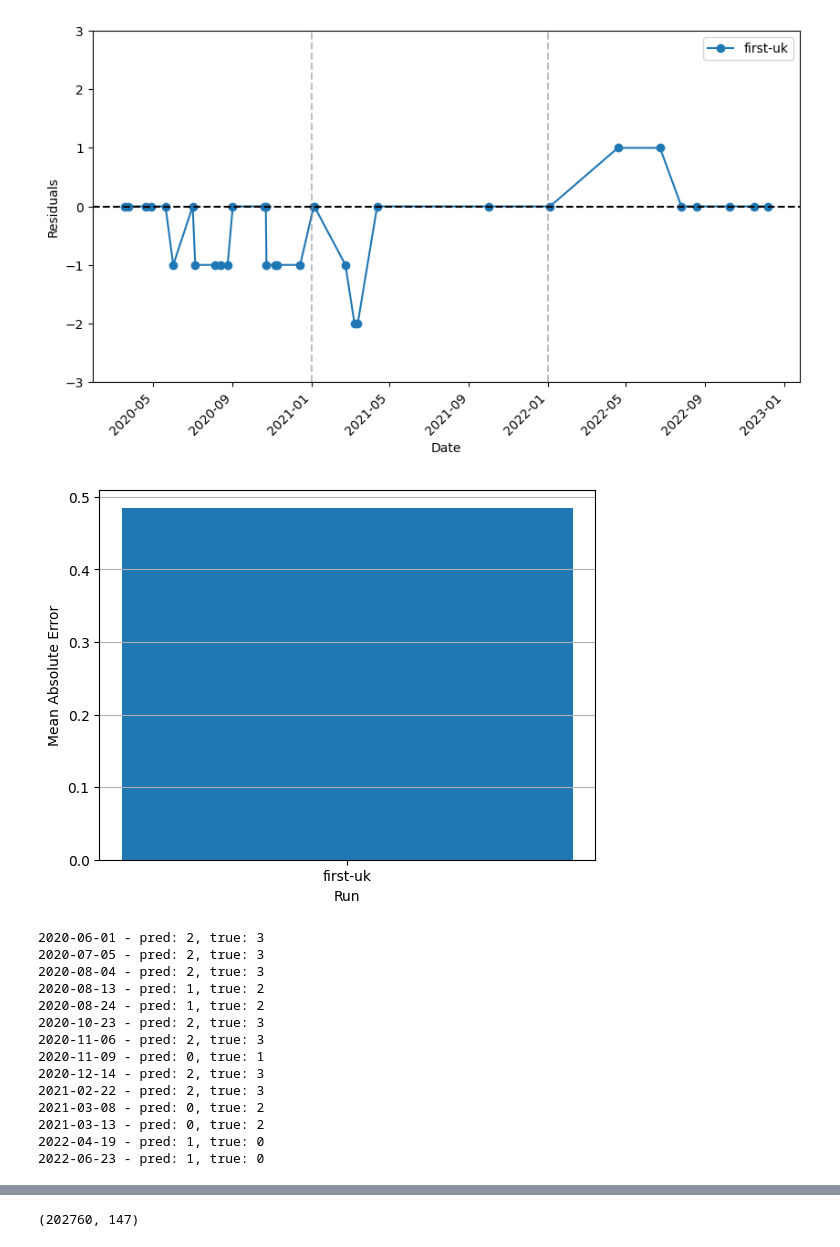
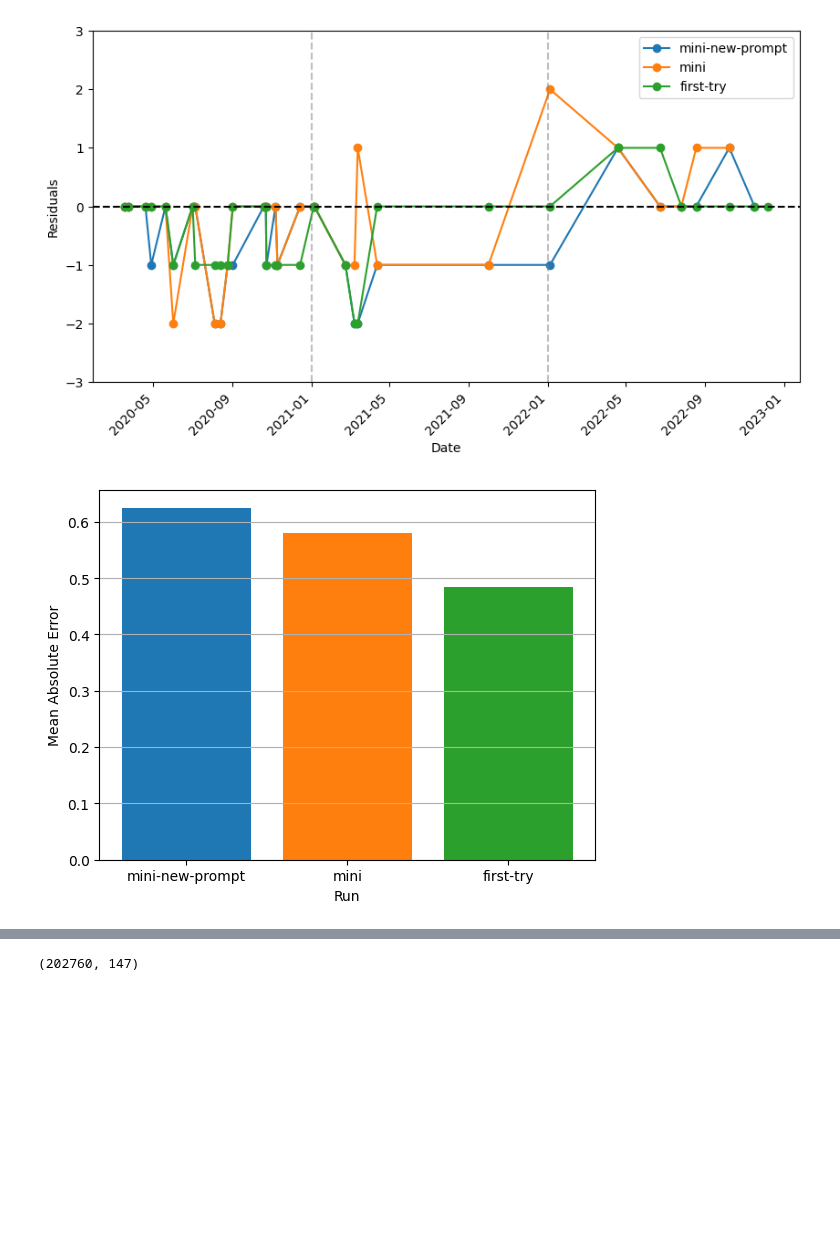
Before and after one commit to danyoungday/neuro-san-prana, a Jupyter notebook: data/edav.ipynb, the cells around one changed output, grey strips where cells are left out. Cells and saved outputs as stored; diff of their text form; code cells hidden in the pictures; blank space fills up the shorter version.

Commit message:
Updated prompt. Didn't work well. Sad.

```diff
--- a/data/edav.ipynb
+++ b/data/edav.ipynb
@@ -70,12 +70,12 @@ def compare_results(results_dirs: dict[str, str], label_path: str):
 
     plt.show()
 
-    for i in range(len(preds)):
-        if preds["Score"].iloc[i] != labels["Score"].iloc[i]:
-            print(f"{preds['Date'].iloc[i].date()} - pred: {preds['Score'].iloc[i]}, true: {labels['Score'].iloc[i]}")
 
-
-compare_results({"first-uk": "persistence.csv"}, "uk.csv")
+compare_results(
+    {"mini-new-prompt": "persistence.csv",
+     "mini": "../logs/mini/persistence.csv",
+     "first-try": "../logs/uk-first-run/persistence.csv"}
+    , "uk.csv")
 
 # compare_results(
 #     {
@@ -88,16 +88,2 @@ compare_results({"first-uk": "persistence.csv"}, "uk.csv")
-[figure, old version]
+[figure, new version]
-[figure, old version]
+[figure, new version]
-2020-06-01 - pred: 2, true: 3
-2020-07-05 - pred: 2, true: 3
-2020-08-04 - pred: 2, true: 3
-2020-08-13 - pred: 1, true: 2
-2020-08-24 - pred: 1, true: 2
-2020-10-23 - pred: 2, true: 3
-2020-11-06 - pred: 2, true: 3
-2020-11-09 - pred: 0, true: 1
-2020-12-14 - pred: 2, true: 3
-2021-02-22 - pred: 2, true: 3
-2021-03-08 - pred: 0, true: 2
-2021-03-13 - pred: 0, true: 2
-2022-04-19 - pred: 1, true: 0
-2022-06-23 - pred: 1, true: 0
```
Also changed, not shown: parts of 6 cells of this notebook, 7 other files.
